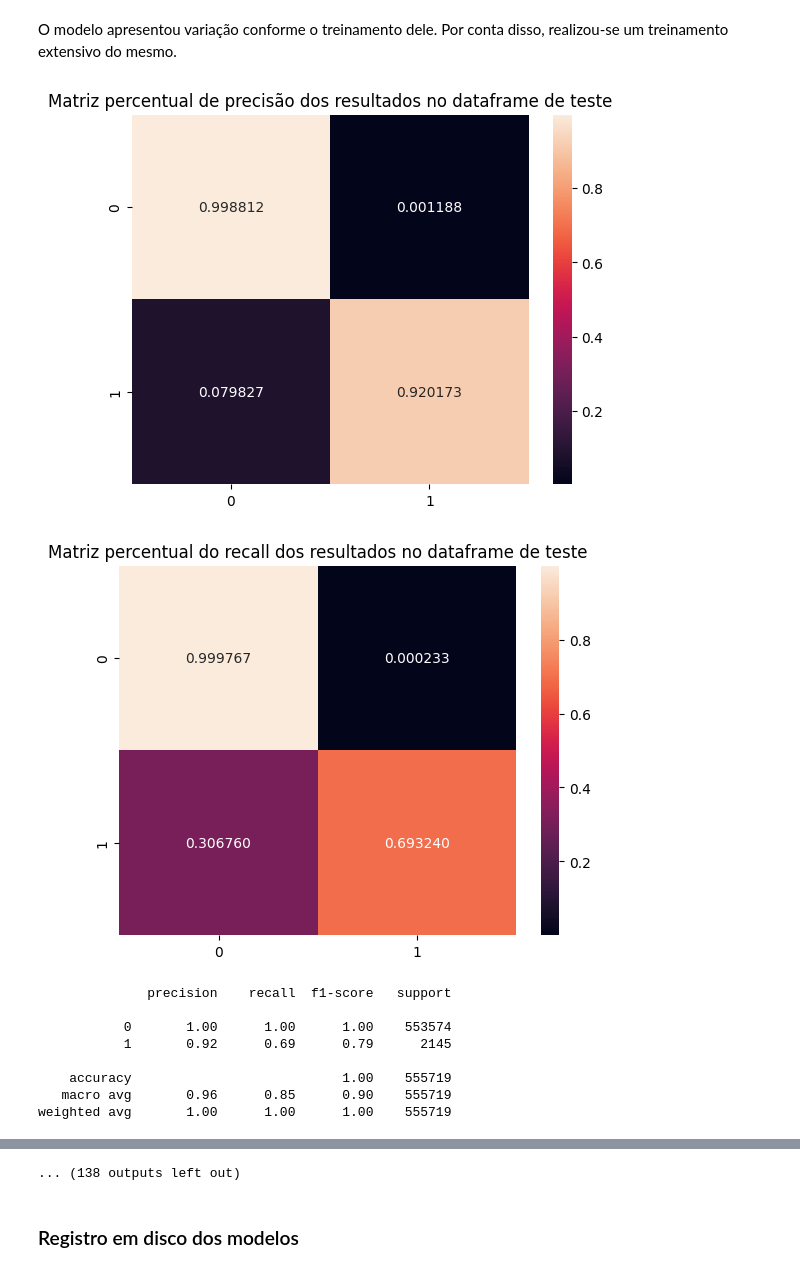
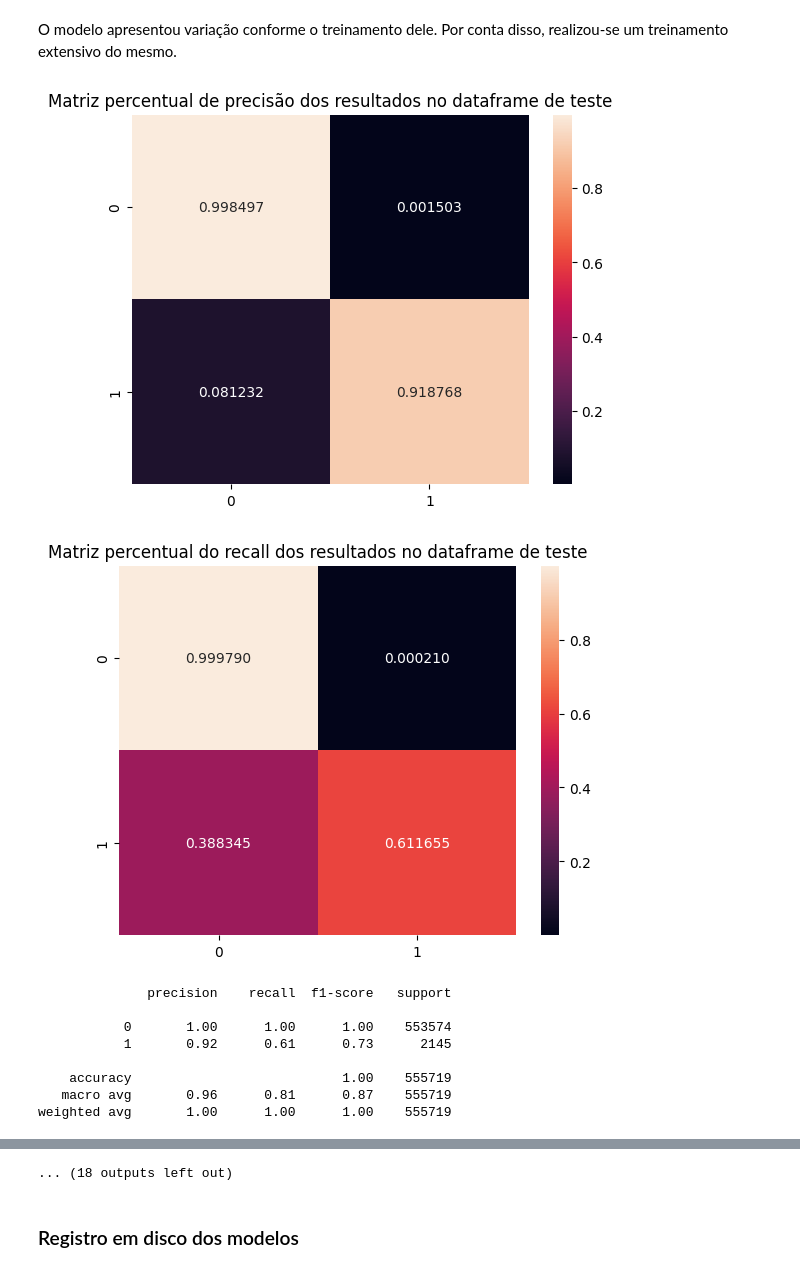
Before and after one commit to thiagocaveglion/decision_tree_fraud_detection, a Jupyter notebook: notebook/Notebook Principal.ipynb, the cells around one changed output, grey strips where cells are left out. Drawn from its saved outputs; the diff is of its cells as text; code cells hidden in the pictures.

```diff
--- a/notebook/Notebook Principal.ipynb
+++ b/notebook/Notebook Principal.ipynb
@@ -827,20 +826,27 @@ O modelo apresentou variação conforme o treinamento dele. Por conta disso, rea
 # %%
 modelos = []
 
-for i in range(50):
+for i in range(10):
+    modelo_teste_2 = DecisionTreeClassifier(
+    criterion="gini",
+    max_depth=10,
+    class_weight={0:170, 1:1},
+    splitter="best",
+    max_leaf_nodes=None,
+    min_samples_leaf=40)
     train(modelo_teste_2, *oversample(strat=0.6, rs=42))
     predict(modelo_teste_2)
     modelos.append(modelo_teste_2)
 # %% [output]
 [figure]
-[figure, old version]
+[figure, new version]
               precision    recall  f1-score   support
 
            0       1.00      1.00      1.00    553574
-           1       0.92      0.69      0.79      2145
+           1       0.92      0.61      0.73      2145
 
     accuracy                           1.00    555719
-   macro avg       0.96      0.85      0.90    555719
+   macro avg       0.96      0.81      0.87    555719
 weighted avg       1.00      1.00      1.00    555719
 [figure]
 [figure]
@@ -874,5 +880,5 @@ weighted avg       1.00      1.00      1.00    555719
 weighted avg       1.00      1.00      1.00    555719
-... (138 outputs left out)
+... (18 outputs left out)
 # %% [markdown]
 ### Registro em disco dos modelos
 # %% [markdown]
```
Also changed, not shown: parts of 18 cells of this notebook.
